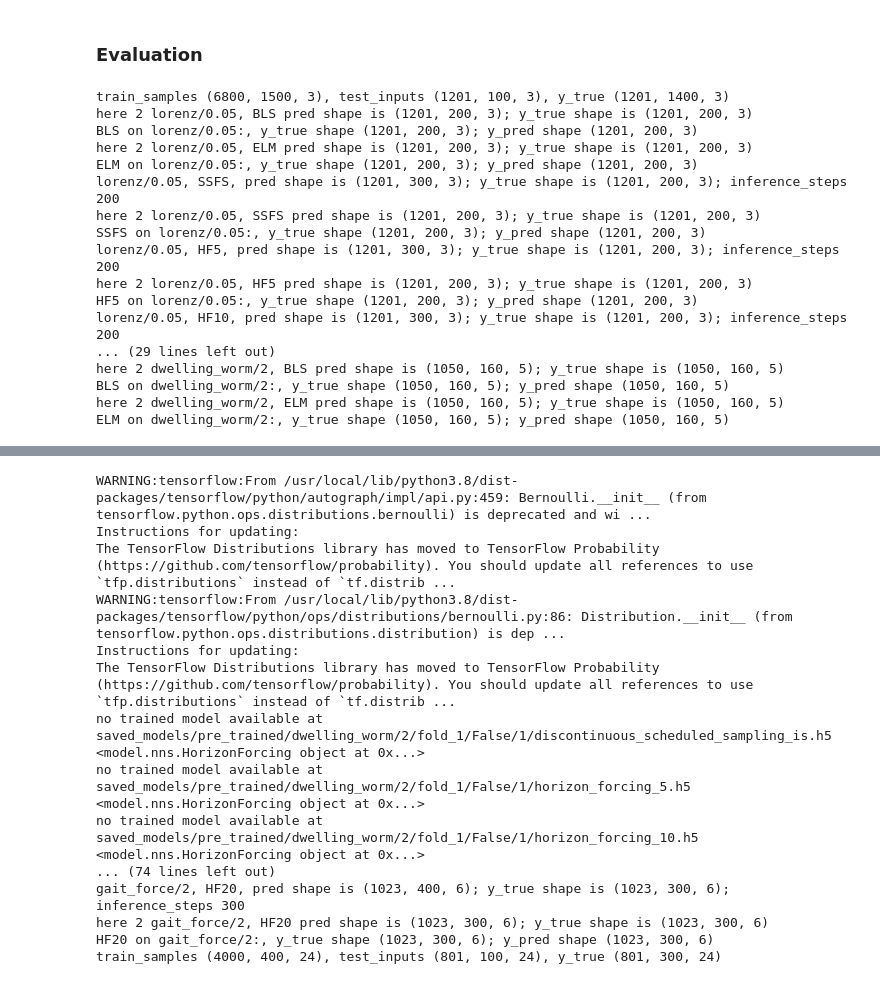
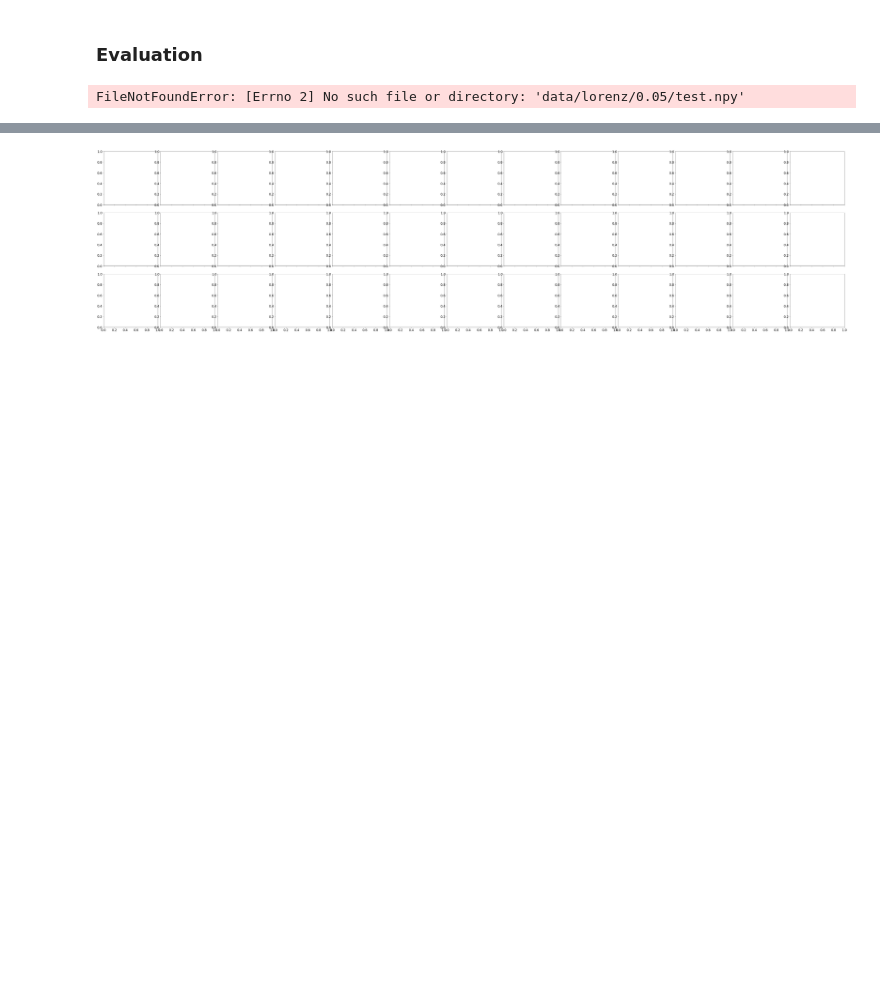
Before and after one commit to Yong-Zhuang/HorizonForcing, a Jupyter notebook: experiments_results.ipynb, the cells around one changed output, grey strips where cells are left out. Drawn from its saved outputs; the diff is of its cells as text; code cells hidden in the pictures; blank space fills up the shorter version.

```diff
--- a/experiments_results.ipynb
+++ b/experiments_results.ipynb
@@ -79,7 +40,7 @@ default
 ### Evaluation
 # %%
 results = plot_comparison(
-    "recurrent",
+    "no-auto-informer",
     figsize=(74, 18),
     fontsize=30,
     linewidth=5,
@@ -88,20 +49,4 @@ results = plot_comparison(
 )
 display(results)
 # %% [output]
-train_samples (6800, 1500, 3), test_inputs (1201, 100, 3), y_true (1201, 1400, 3)
-here 2 lorenz/0.05, BLS pred shape is (1201, 200, 3); y_true shape is (1201, 200, 3)
-BLS on lorenz/0.05:, y_true shape (1201, 200, 3); y_pred shape (1201, 200, 3)
-here 2 lorenz/0.05, ELM pred shape is (1201, 200, 3); y_true shape is (1201, 200, 3)
-ELM on lorenz/0.05:, y_true shape (1201, 200, 3); y_pred shape (1201, 200, 3)
-lorenz/0.05, SSFS, pred shape is (1201, 300, 3); y_true shape is (1201, 200, 3); inference_steps 200
-here 2 lorenz/0.05, SSFS pred shape is (1201, 200, 3); y_true shape is (1201, 200, 3)
-SSFS on lorenz/0.05:, y_true shape (1201, 200, 3); y_pred shape (1201, 200, 3)
-lorenz/0.05, HF5, pred shape is (1201, 300, 3); y_true shape is (1201, 200, 3); inference_steps 200
-here 2 lorenz/0.05, HF5 pred shape is (1201, 200, 3); y_true shape is (1201, 200, 3)
-HF5 on lorenz/0.05:, y_true shape (1201, 200, 3); y_pred shape (1201, 200, 3)
-lorenz/0.05, HF10, pred shape is (1201, 300, 3); y_true shape is (1201, 200, 3); inference_steps 200
-... (29 lines left out)
-here 2 dwelling_worm/2, BLS pred shape is (1050, 160, 5); y_true shape is (1050, 160, 5)
-BLS on dwelling_worm/2:, y_true shape (1050, 160, 5); y_pred shape (1050, 160, 5)
-here 2 dwelling_worm/2, ELM pred shape is (1050, 160, 5); y_true shape is (1050, 160, 5)
-ELM on dwelling_worm/2:, y_true shape (1050, 160, 5); y_pred shape (1050, 160, 5)
+FileNotFoundError: [Errno 2] No such file or directory: 'data/lorenz/0.05/test.npy'
@@ -109,17 +53 @@ ELM on dwelling_worm/2:, y_true shape (1050, 160, 5); y_pred shape (1050, 160, 5
-WARNING:tensorflow:From /usr/local/lib/python3.8/dist-packages/tensorflow/python/autograph/impl/api.py:459: Bernoulli.__init__ (from tensorflow.python.ops.distributions.bernoulli) is deprecated and wi ...
-Instructions for updating:
-The TensorFlow Distributions library has moved to TensorFlow Probability (https://github.com/tensorflow/probability). You should update all references to use `tfp.distributions` instead of `tf.distrib ...
-WARNING:tensorflow:From /usr/local/lib/python3.8/dist-packages/tensorflow/python/ops/distributions/bernoulli.py:86: Distribution.__init__ (from tensorflow.python.ops.distributions.distribution) is dep ...
-Instructions for updating:
-The TensorFlow Distributions library has moved to TensorFlow Probability (https://github.com/tensorflow/probability). You should update all references to use `tfp.distributions` instead of `tf.distrib ...
-no trained model available at saved_models/pre_trained/dwelling_worm/2/fold_1/False/1/discontinuous_scheduled_sampling_is.h5
-<model.nns.HorizonForcing object at 0x...>
-no trained model available at saved_models/pre_trained/dwelling_worm/2/fold_1/False/1/horizon_forcing_5.h5
-<model.nns.HorizonForcing object at 0x...>
-no trained model available at saved_models/pre_trained/dwelling_worm/2/fold_1/False/1/horizon_forcing_10.h5
-<model.nns.HorizonForcing object at 0x...>
-... (74 lines left out)
-gait_force/2, HF20, pred shape is (1023, 400, 6); y_true shape is (1023, 300, 6); inference_steps 300
-here 2 gait_force/2, HF20 pred shape is (1023, 300, 6); y_true shape is (1023, 300, 6)
-HF20 on gait_force/2:, y_true shape (1023, 300, 6); y_pred shape (1023, 300, 6)
-train_samples (4000, 400, 24), test_inputs (801, 100, 24), y_true (801, 300, 24)
+[figure, added]
```
Also changed, not shown: parts of 3 cells of this notebook, 3 other files.
